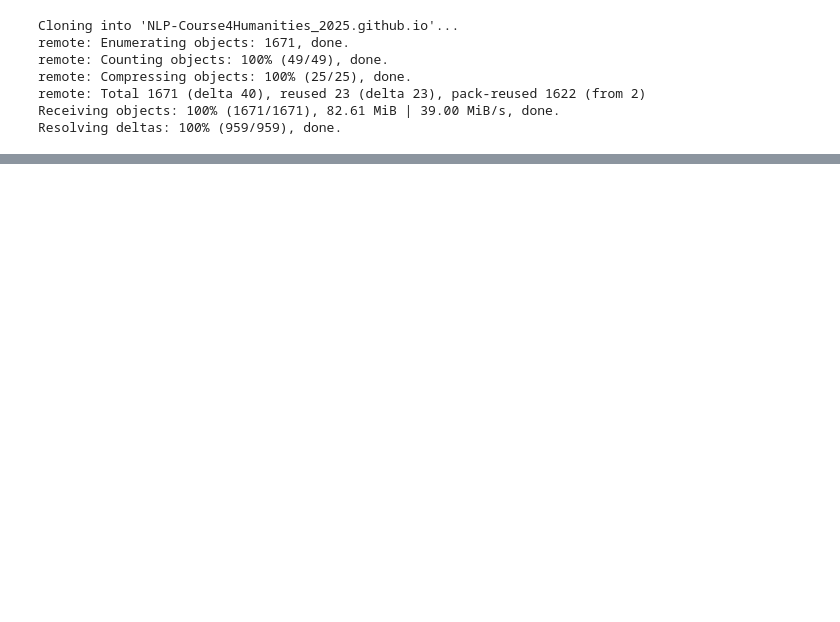
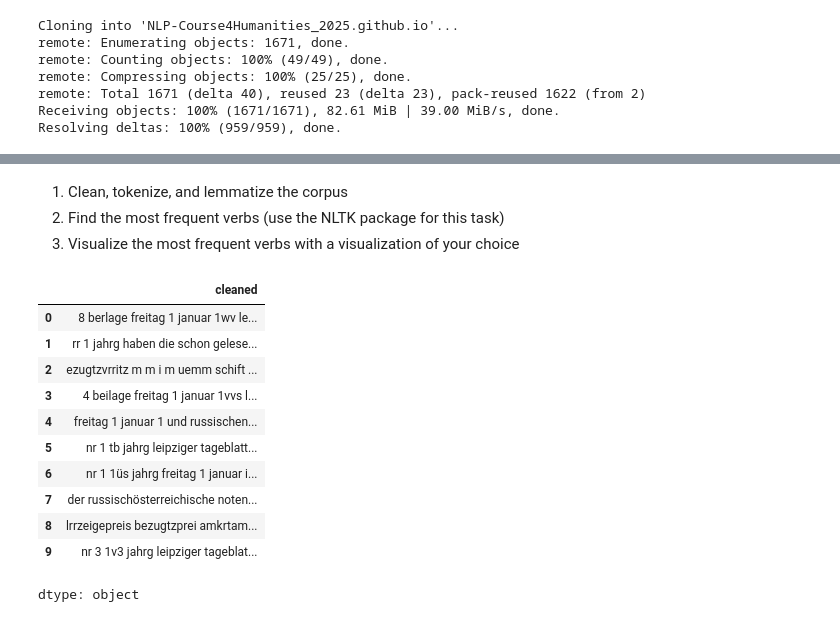
Before and after one commit to jojovputtkamer/NLP_WiSe25.26, a Jupyter notebook: jojovputtkamer_Homework1.ipynb, the cells around one changed output, grey strips where cells are left out. Cells and saved outputs as stored; diff of their text form; code cells hidden in the pictures; blank space fills up the shorter version.

```diff
--- a/jojovputtkamer_Homework1.ipynb
+++ b/jojovputtkamer_Homework1.ipynb
@@ -27,3 +27,31 @@ df.head(5)
 | 2 | 27NW3OP6PM6RMEI4HKTAD743YHZLZVP7-... | 1 | Leipziger Tageblatt und Handelsze... | 265BI7NE7QBS4NQMZCCGIVLFR73OCOSL | Sächsische Landesbibliothek - Sta... | 2843671-4 | 1909-01-01 12:00:00 | ... |
 | 3 | 27NW3OP6PM6RMEI4HKTAD743YHZLZVP7-... | 17 | Leipziger Tageblatt und Handelsze... | 265BI7NE7QBS4NQMZCCGIVLFR73OCOSL | Sächsische Landesbibliothek - Sta... | 2843671-4 | 1909-01-01 12:00:00 | ... |
 | 4 | 27NW3OP6PM6RMEI4HKTAD743YHZLZVP7-... | 3 | Leipziger Tageblatt und Handelsze... | 265BI7NE7QBS4NQMZCCGIVLFR73OCOSL | Sächsische Landesbibliothek - Sta... | 2843671-4 | 1909-01-01 12:00:00 | ... |
+# %% [markdown]
+1. Clean, tokenize, and lemmatize the corpus
+2. Find the most frequent verbs (use the NLTK package for this task)
+3. Visualize the most frequent verbs with a visualization of your choice
+# %%
+import re
+#Function to clean
+
+def initial_clean(text):
+    text = re.sub(r'[^\w\s]','',text)   # Sonderzeichen werden rausgeschmissen
+    text = text.lower()
+    return text
+
+df['cleaned'] = df['plainpagefulltext'].apply(initial_clean)
+df['cleaned'][:10]
+# %% [output]
+|  | cleaned |
+| 0 | 8 berlage freitag 1 januar 1wv le... |
+| 1 | rr 1 jahrg haben die schon gelese... |
+| 2 | ezugtzvrritz m m i m uemm schift ... |
+| 3 | 4 beilage freitag 1 januar 1vvs l... |
+| 4 | freitag 1 januar 1 und russischen... |
+| 5 | nr 1 tb jahrg leipziger tageblatt... |
+| 6 | nr 1 1üs jahrg freitag 1 januar i... |
+| 7 | der russischösterreichische noten... |
+| 8 | lrrzeigepreis bezugtzprei amkrtam... |
+| 9 | nr 3 1v3 jahrg leipziger tageblat... |
+dtype: object
```
Also changed, not shown: parts of 4 cells of this notebook.
